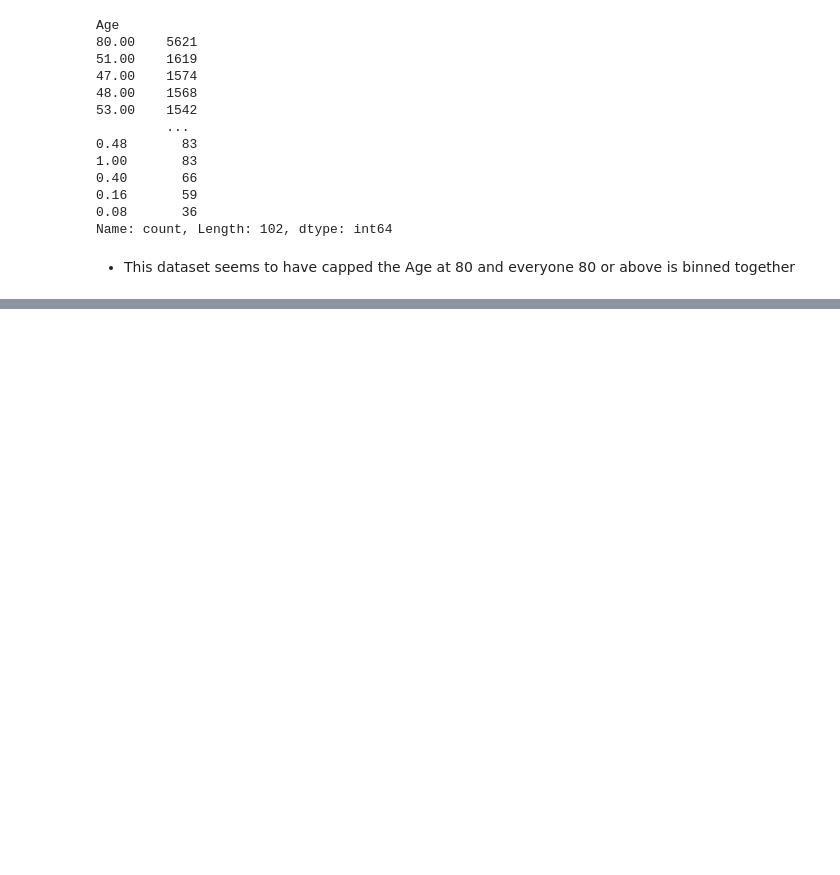
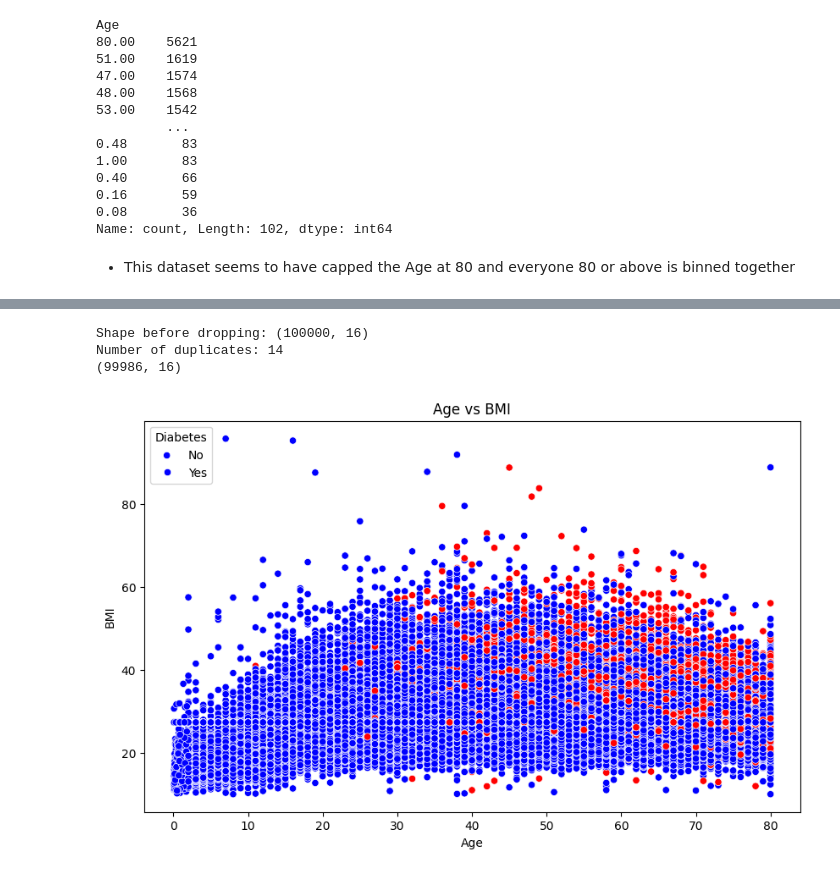
Before and after one commit to piiop/group-project-2, a Jupyter notebook: analysis.ipynb, the cells around one changed output, grey strips where cells are left out. Cells and saved outputs as stored; diff of their text form; code cells hidden in the pictures; blank space fills up the shorter version.

```diff
--- a/analysis.ipynb
+++ b/analysis.ipynb
@@ -339,0 +437,22 @@ create new columns:
+# %%
+# Drop duplicates
+print(f"Shape before dropping: {df.shape}")
+print(f"Number of duplicates: {df.duplicated().sum()}")
+df = df.drop_duplicates()
+print(df.shape)
+# %% [output]
+Shape before dropping: (100000, 16)
+Number of duplicates: 14
+(99986, 16)
+# %%
+# Plot Age vs BMI
+
+plt.figure(figsize=(10, 6))
+sns.scatterplot(data=df, x='Age', y='BMI', hue='Diabetes', palette={0: 'blue', 1: 'red'})
+plt.title('Age vs BMI')
+plt.xlabel('Age')
+plt.ylabel('BMI')
+plt.legend(title='Diabetes', labels=['No', 'Yes'])
+plt.show()
+# %% [output]
+[figure, added]
```
Also changed, not shown: parts of 47 cells of this notebook, 2 other files.
